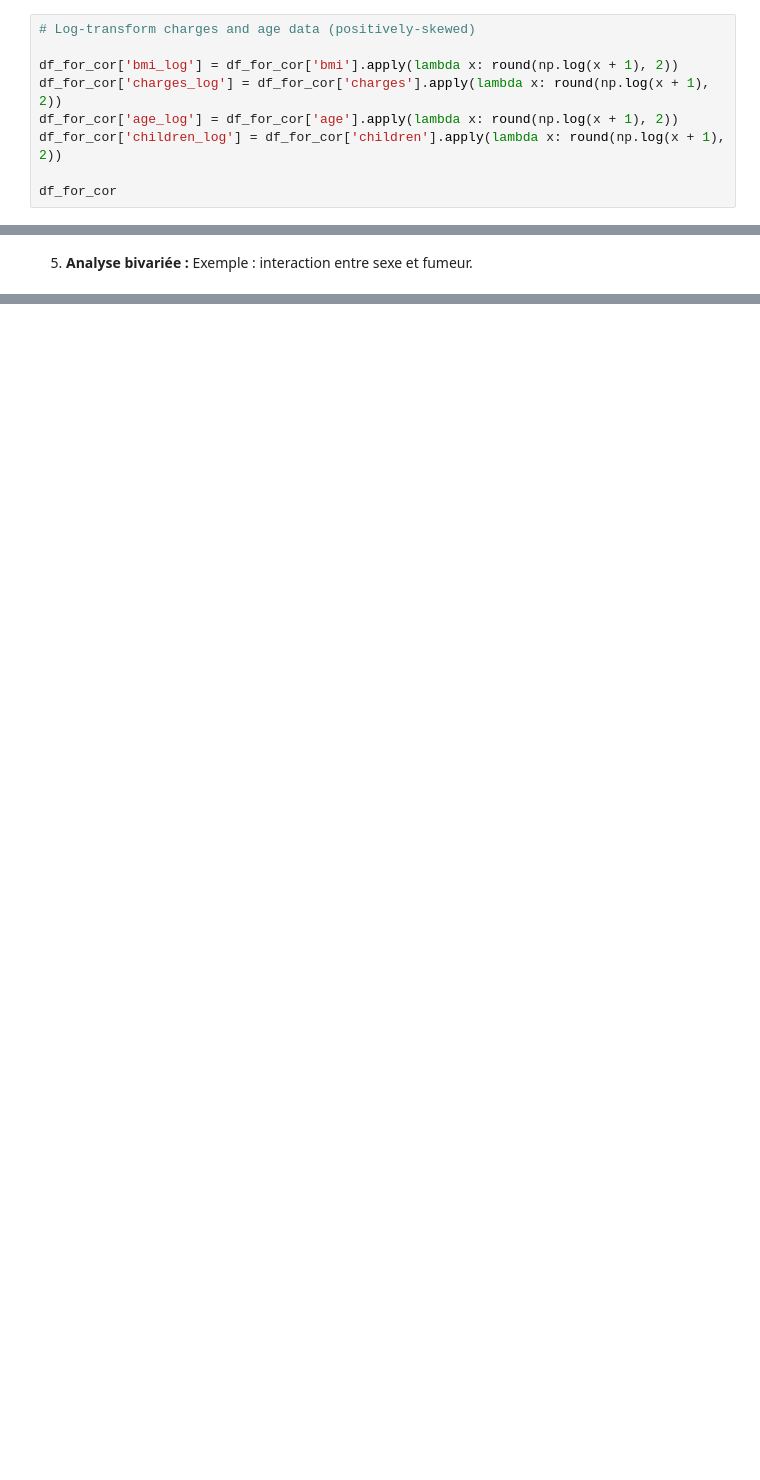
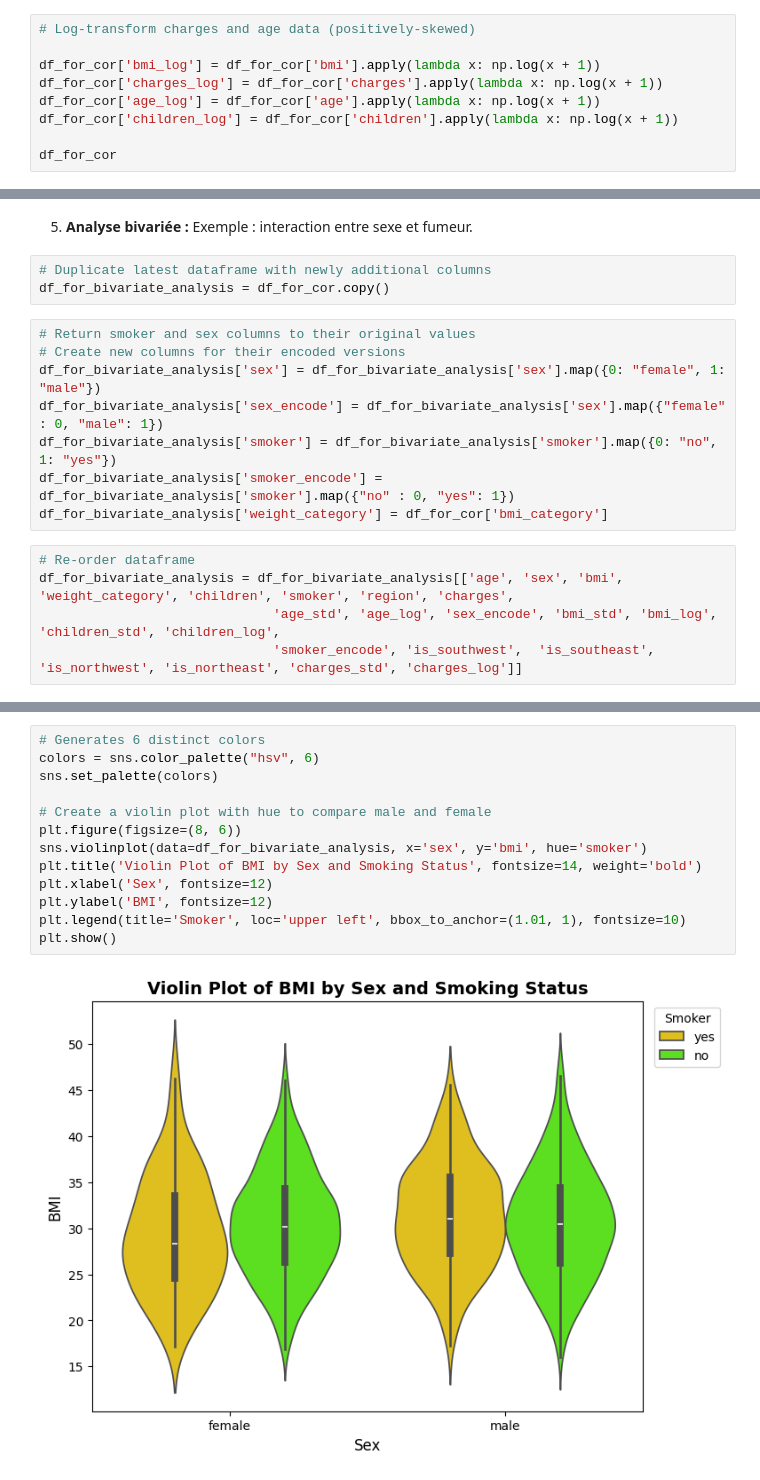
Before and after one commit to MichAdebayo/simplon_insurance_price_prediction, a Jupyter notebook: data_analysis.ipynb, the cells around one changed output, grey strips where cells are left out. Drawn from its saved outputs; the diff is of its cells as text; blank space fills up the shorter version.

Commit message:
analysis in progress

```diff
--- a/data_analysis.ipynb
+++ b/data_analysis.ipynb
@@ -619,10 +619,10 @@ df_for_cor
 # %%
 # Log-transform charges and age data (positively-skewed)
 
-df_for_cor['bmi_log'] = df_for_cor['bmi'].apply(lambda x: round(np.log(x + 1), 2))
-df_for_cor['charges_log'] = df_for_cor['charges'].apply(lambda x: round(np.log(x + 1), 2))
-df_for_cor['age_log'] = df_for_cor['age'].apply(lambda x: round(np.log(x + 1), 2))
-df_for_cor['children_log'] = df_for_cor['children'].apply(lambda x: round(np.log(x + 1), 2))
+df_for_cor['bmi_log'] = df_for_cor['bmi'].apply(lambda x: np.log(x + 1))
+df_for_cor['charges_log'] = df_for_cor['charges'].apply(lambda x: np.log(x + 1))
+df_for_cor['age_log'] = df_for_cor['age'].apply(lambda x: np.log(x + 1))
+df_for_cor['children_log'] = df_for_cor['children'].apply(lambda x: np.log(x + 1))
 
 df_for_cor
 # %% [output]
@@ -772,2 +713,18 @@ P-value: 2.9096383981259566e-05
 # %% [markdown]
 5. **Analyse bivariée :** Exemple : interaction entre sexe et fumeur.
+# %%
+# Duplicate latest dataframe with newly additional columns
+df_for_bivariate_analysis = df_for_cor.copy()
+# %%
+# Return smoker and sex columns to their original values
+# Create new columns for their encoded versions
+df_for_bivariate_analysis['sex'] = df_for_bivariate_analysis['sex'].map({0: "female", 1: "male"})
+df_for_bivariate_analysis['sex_encode'] = df_for_bivariate_analysis['sex'].map({"female" : 0, "male": 1})
+df_for_bivariate_analysis['smoker'] = df_for_bivariate_analysis['smoker'].map({0: "no", 1: "yes"})
+df_for_bivariate_analysis['smoker_encode'] = df_for_bivariate_analysis['smoker'].map({"no" : 0, "yes": 1})
+df_for_bivariate_analysis['weight_category'] = df_for_cor['bmi_category']
+# %%
+# Re-order dataframe
+df_for_bivariate_analysis = df_for_bivariate_analysis[['age', 'sex', 'bmi', 'weight_category', 'children', 'smoker', 'region', 'charges',
+                              'age_std', 'age_log', 'sex_encode', 'bmi_std', 'bmi_log', 'children_std', 'children_log',
+                              'smoker_encode', 'is_southwest',	'is_southeast',	'is_northwest', 'is_northeast', 'charges_std', 'charges_log']]
@@ -773,0 +758,15 @@ P-value: 2.9096383981259566e-05
+# %%
+# Generates 6 distinct colors
+colors = sns.color_palette("hsv", 6)
+sns.set_palette(colors)
+
+# Create a violin plot with hue to compare male and female
+plt.figure(figsize=(8, 6))
+sns.violinplot(data=df_for_bivariate_analysis, x='sex', y='bmi', hue='smoker')
+plt.title('Violin Plot of BMI by Sex and Smoking Status', fontsize=14, weight='bold')
+plt.xlabel('Sex', fontsize=12)
+plt.ylabel('BMI', fontsize=12)
+plt.legend(title='Smoker', loc='upper left', bbox_to_anchor=(1.01, 1), fontsize=10)
+plt.show()
+# %% [output]
+[figure, added]
```
Also changed, not shown: parts of 22 cells of this notebook.
